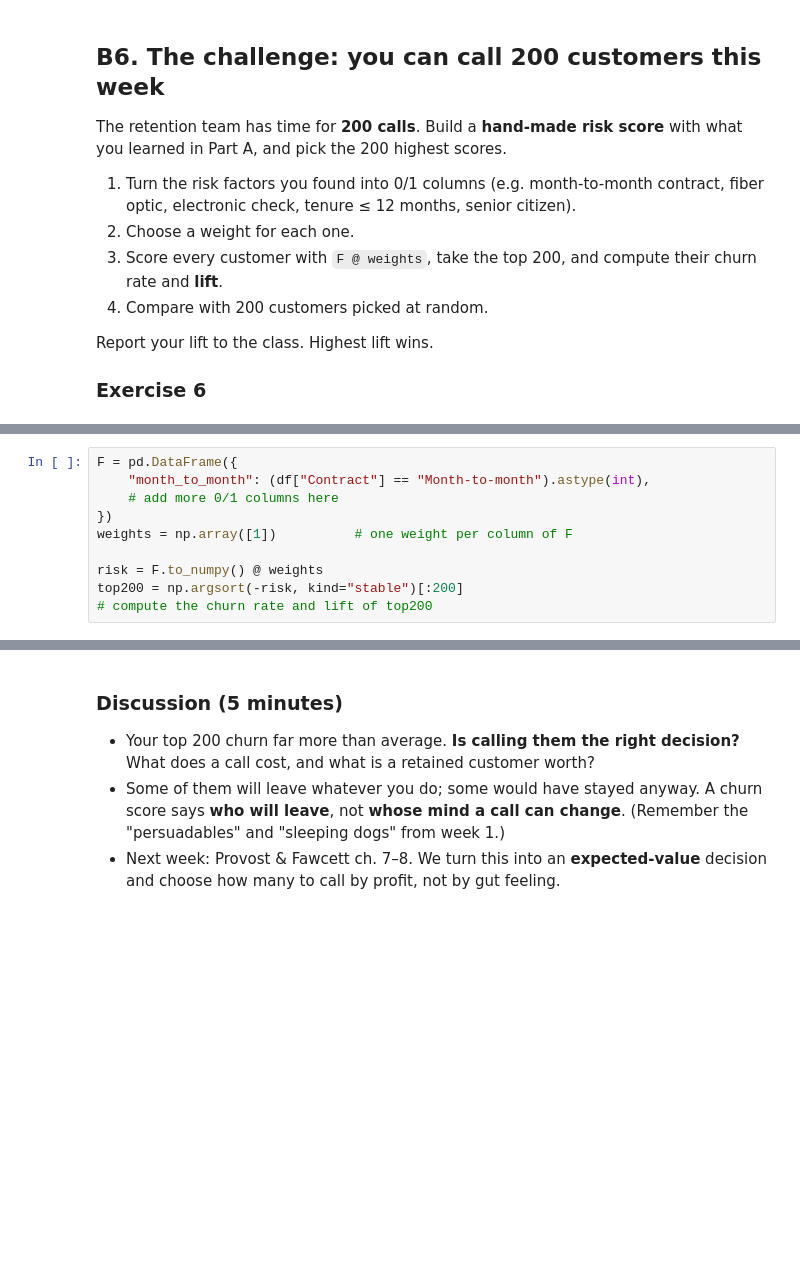
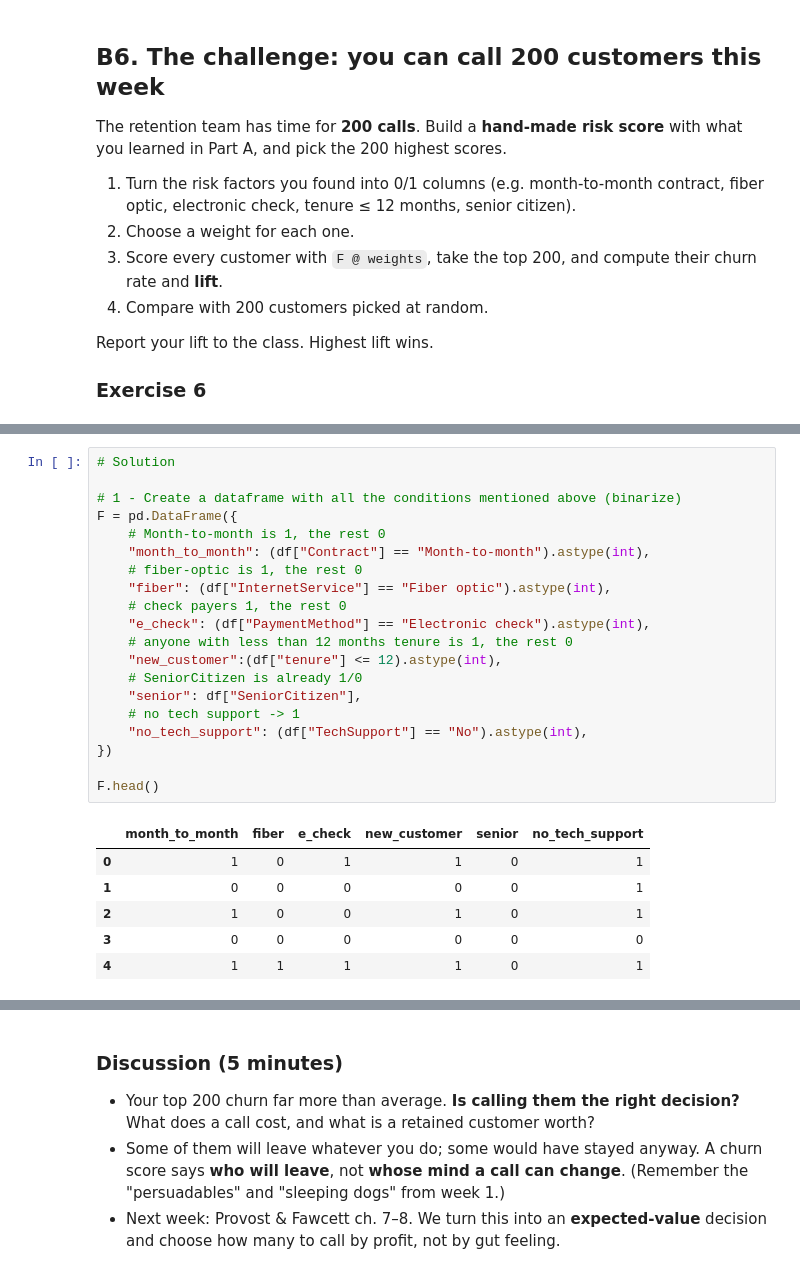
Before and after one commit to ilirsheraj/AI-Business, a Jupyter notebook: Week_02_Fundamentals/week_02_churning_basic_numy_pandas.ipynb, the cells around one changed output, grey strips where cells are left out. Cells and saved outputs as stored; diff of their text form; blank space fills up the shorter version.

```diff
--- a/Week_02_Fundamentals/week_02_churning_basic_numy_pandas.ipynb
+++ b/Week_02_Fundamentals/week_02_churning_basic_numy_pandas.ipynb
@@ -380,10 +655,27 @@ Report your lift to the class. Highest lift wins.
 # %%
+# Solution
+
+# 1 - Create a dataframe with all the conditions mentioned above (binarize)
 F = pd.DataFrame({
+    # Month-to-month is 1, the rest 0
     "month_to_month": (df["Contract"] == "Month-to-month").astype(int),
-    # add more 0/1 columns here
+    # fiber-optic is 1, the rest 0
+    "fiber": (df["InternetService"] == "Fiber optic").astype(int),
+    # check payers 1, the rest 0
+    "e_check": (df["PaymentMethod"] == "Electronic check").astype(int),
+    # anyone with less than 12 months tenure is 1, the rest 0
+    "new_customer":(df["tenure"] <= 12).astype(int),
+    # SeniorCitizen is already 1/0
+    "senior": df["SeniorCitizen"],
+    # no tech support -> 1
+    "no_tech_support": (df["TechSupport"] == "No").astype(int),
 })
-weights = np.array([1])          # one weight per column of F
 
-risk = F.to_numpy() @ weights
-top200 = np.argsort(-risk, kind="stable")[:200]
-# compute the churn rate and lift of top200
+F.head()
+# %% [output]
+|  | month_to_month | fiber | e_check | new_customer | senior | no_tech_support |
+| 0 | 1 | 0 | 1 | 1 | 0 | 1 |
+| 1 | 0 | 0 | 0 | 0 | 0 | 1 |
+| 2 | 1 | 0 | 0 | 1 | 0 | 1 |
+| 3 | 0 | 0 | 0 | 0 | 0 | 0 |
+| 4 | 1 | 1 | 1 | 1 | 0 | 1 |
```
Also changed, not shown: parts of 49 cells of this notebook.
